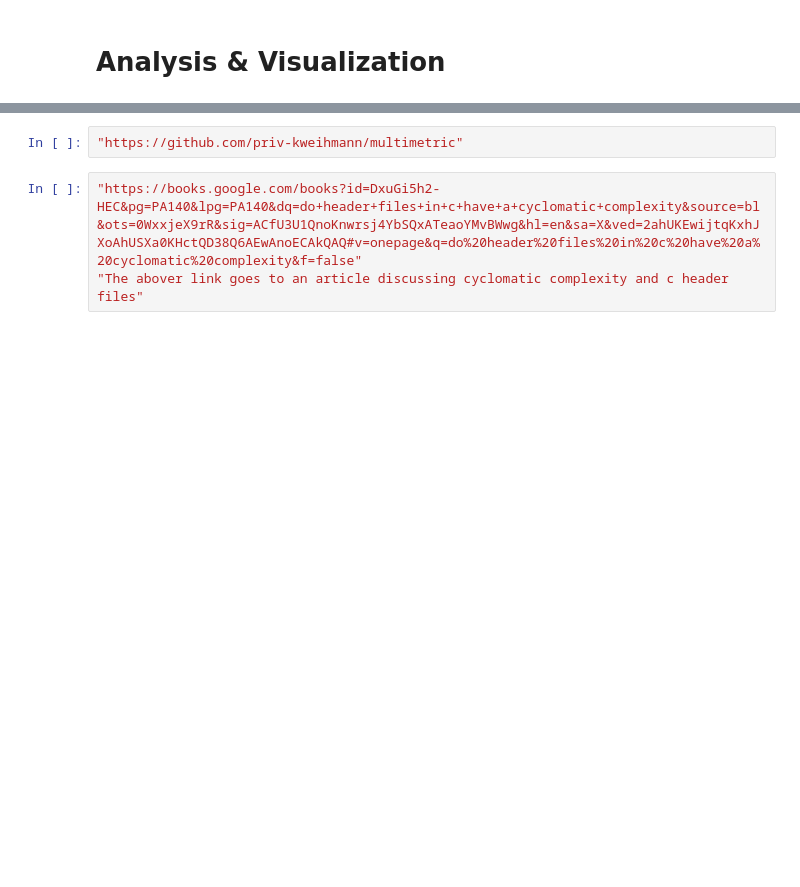
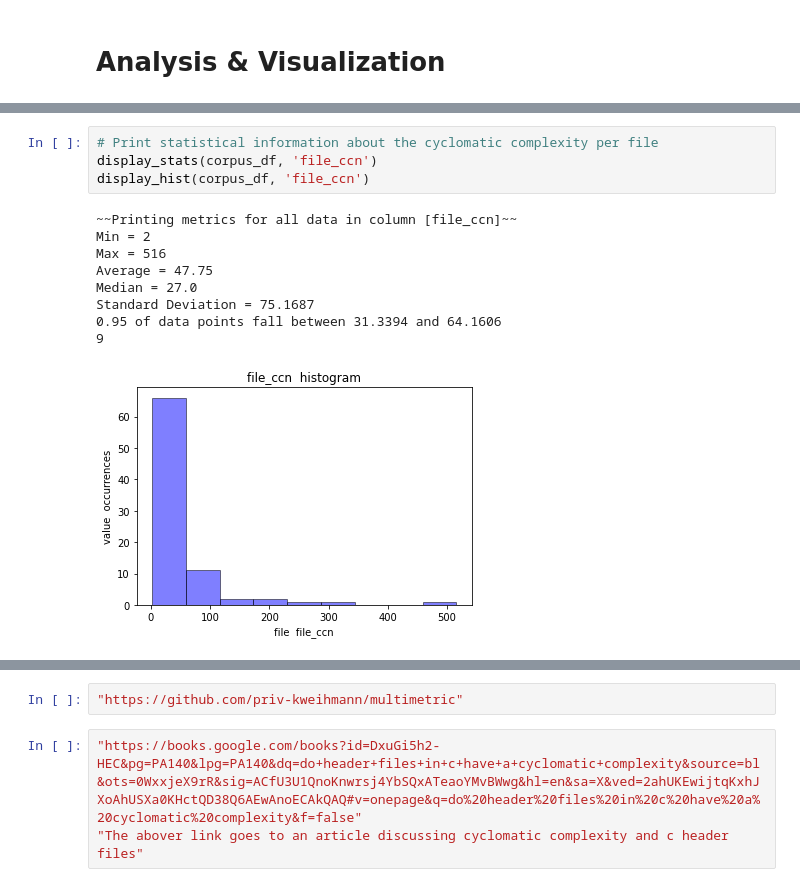
Before and after one commit to WM-SEMERU/ds4se, a Jupyter notebook: nbs/01.1_data.exploratory.se.metrics.ipynb, the cells around one changed output, grey strips where cells are left out. Drawn from its saved outputs; the diff is of its cells as text; blank space fills up the shorter version.

```diff
--- a/nbs/01.1_data.exploratory.se.metrics.ipynb
+++ b/nbs/01.1_data.exploratory.se.metrics.ipynb
@@ -190,0 +178,14 @@ Standard Deviation = 14.4367
+# %%
+# Print statistical information about the cyclomatic complexity per file
+display_stats(corpus_df, 'file_ccn')
+display_hist(corpus_df, 'file_ccn')
+# %% [output]
+~~Printing metrics for all data in column [file_ccn]~~
+Min = 2
+Max = 516
+Average = 47.75
+Median = 27.0
+Standard Deviation = 75.1687
+0.95 of data points fall between 31.3394 and 64.1606
+9
+[figure, added]
```
Also changed, not shown: parts of 24 cells of this notebook.
